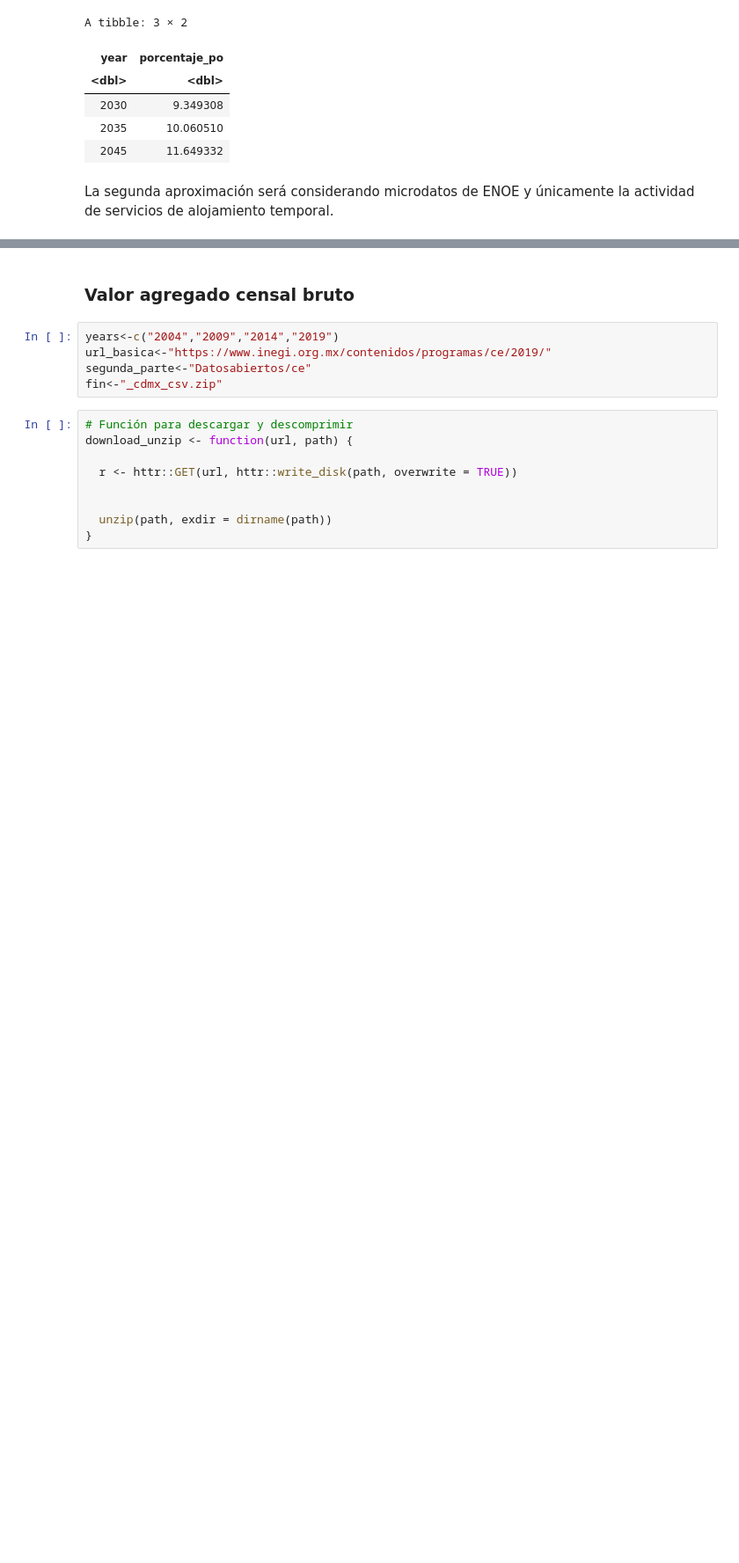
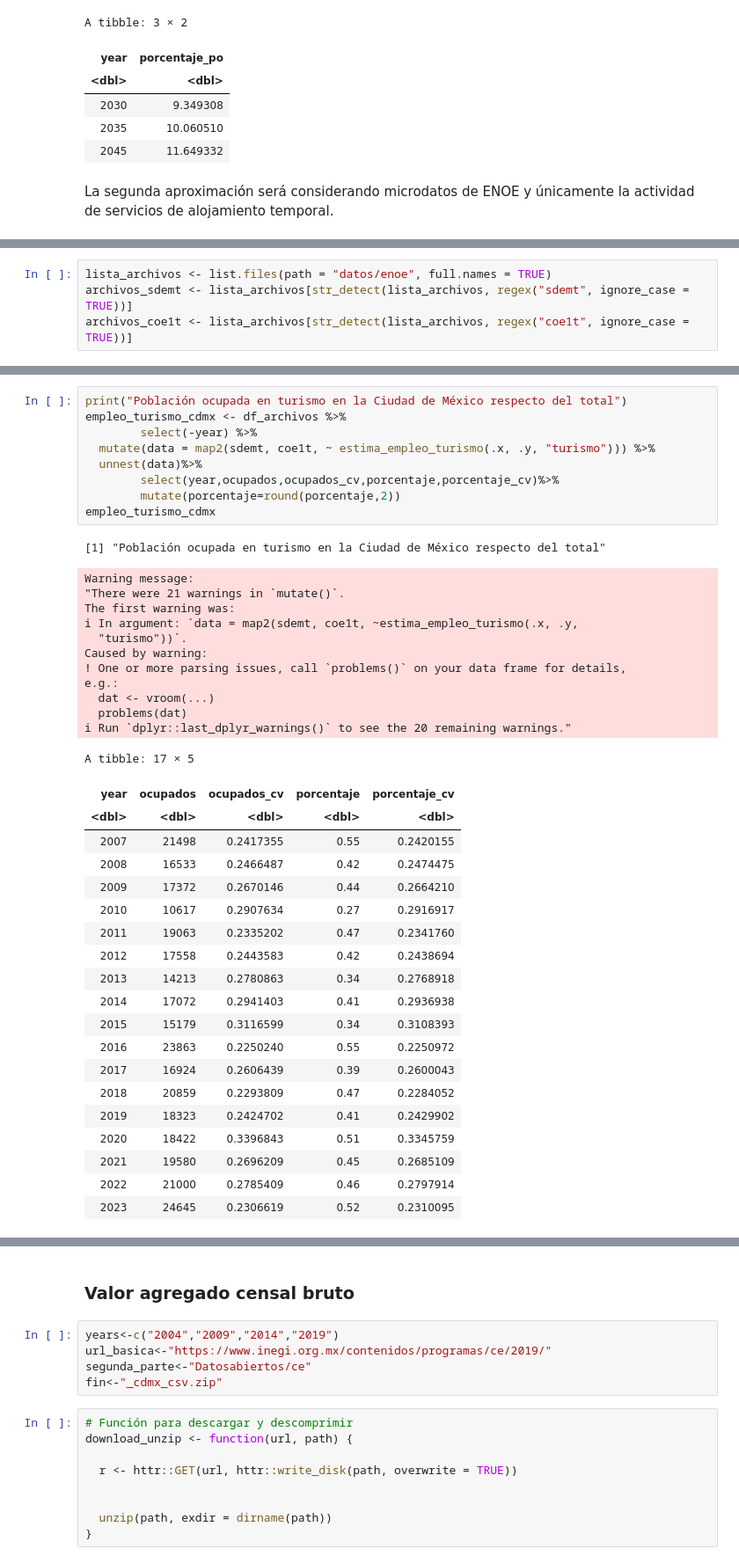
Before and after one commit to cpyp-ipdp/pgd_cdmx, a Jupyter notebook: indicadores/turismo/indicadores_turismo_pgd.ipynb, the cells around one changed output, grey strips where cells are left out. Shown: that part at 88% size. Drawn from its saved outputs; the diff is of its cells as text; blank space fills up the shorter version.

```diff
--- a/indicadores/turismo/indicadores_turismo_pgd.ipynb
+++ b/indicadores/turismo/indicadores_turismo_pgd.ipynb
@@ -563,0 +575,4 @@ A tabyl: 3 × 5
+# %%
+lista_archivos <- list.files(path = "datos/enoe", full.names = TRUE)
+archivos_sdemt <- lista_archivos[str_detect(lista_archivos, regex("sdemt", ignore_case = TRUE))]
+archivos_coe1t <- lista_archivos[str_detect(lista_archivos, regex("coe1t", ignore_case = TRUE))]
@@ -563,0 +616,42 @@ A tabyl: 3 × 5
+# %%
+print("Población ocupada en turismo en la Ciudad de México respecto del total")
+empleo_turismo_cdmx <- df_archivos %>%
+        select(-year) %>%
+  mutate(data = map2(sdemt, coe1t, ~ estima_empleo_turismo(.x, .y, "turismo"))) %>%
+  unnest(data)%>%
+        select(year,ocupados,ocupados_cv,porcentaje,porcentaje_cv)%>%
+        mutate(porcentaje=round(porcentaje,2))
+empleo_turismo_cdmx
+# %% [output]
+[1] "Población ocupada en turismo en la Ciudad de México respecto del total"
+Warning message:
+"There were 21 warnings in `mutate()`.
+The first warning was:
+ℹ In argument: `data = map2(sdemt, coe1t, ~estima_empleo_turismo(.x, .y,
+  "turismo"))`.
+Caused by warning:
+! One or more parsing issues, call `problems()` on your data frame for details,
+e.g.:
+  dat <- vroom(...)
+  problems(dat)
+ℹ Run `dplyr::last_dplyr_warnings()` to see the 20 remaining warnings."
+A tibble: 17 × 5
+| year | ocupados | ocupados_cv | porcentaje | porcentaje_cv |
+| <dbl> | <dbl> | <dbl> | <dbl> | <dbl> |
+| 2007 | 21498 | 0.2417355 | 0.55 | 0.2420155 |
+| 2008 | 16533 | 0.2466487 | 0.42 | 0.2474475 |
+| 2009 | 17372 | 0.2670146 | 0.44 | 0.2664210 |
+| 2010 | 10617 | 0.2907634 | 0.27 | 0.2916917 |
+| 2011 | 19063 | 0.2335202 | 0.47 | 0.2341760 |
+| 2012 | 17558 | 0.2443583 | 0.42 | 0.2438694 |
+| 2013 | 14213 | 0.2780863 | 0.34 | 0.2768918 |
+| 2014 | 17072 | 0.2941403 | 0.41 | 0.2936938 |
+| 2015 | 15179 | 0.3116599 | 0.34 | 0.3108393 |
+| 2016 | 23863 | 0.2250240 | 0.55 | 0.2250972 |
+| 2017 | 16924 | 0.2606439 | 0.39 | 0.2600043 |
+| 2018 | 20859 | 0.2293809 | 0.47 | 0.2284052 |
+| 2019 | 18323 | 0.2424702 | 0.41 | 0.2429902 |
+| 2020 | 18422 | 0.3396843 | 0.51 | 0.3345759 |
+| 2021 | 19580 | 0.2696209 | 0.45 | 0.2685109 |
+| 2022 | 21000 | 0.2785409 | 0.46 | 0.2797914 |
+| 2023 | 24645 | 0.2306619 | 0.52 | 0.2310095 |
```
Also changed, not shown: parts of 25 cells of this notebook.
